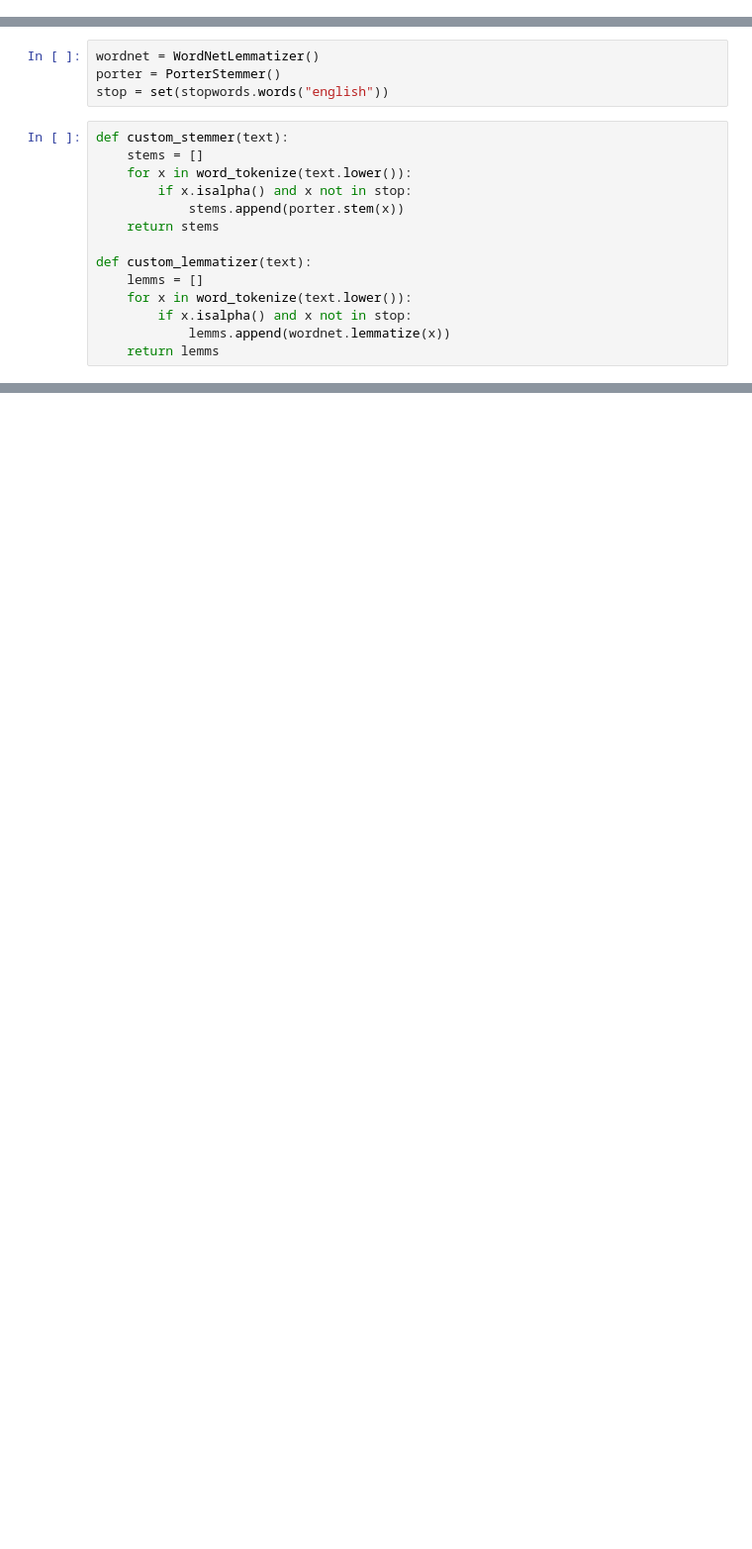
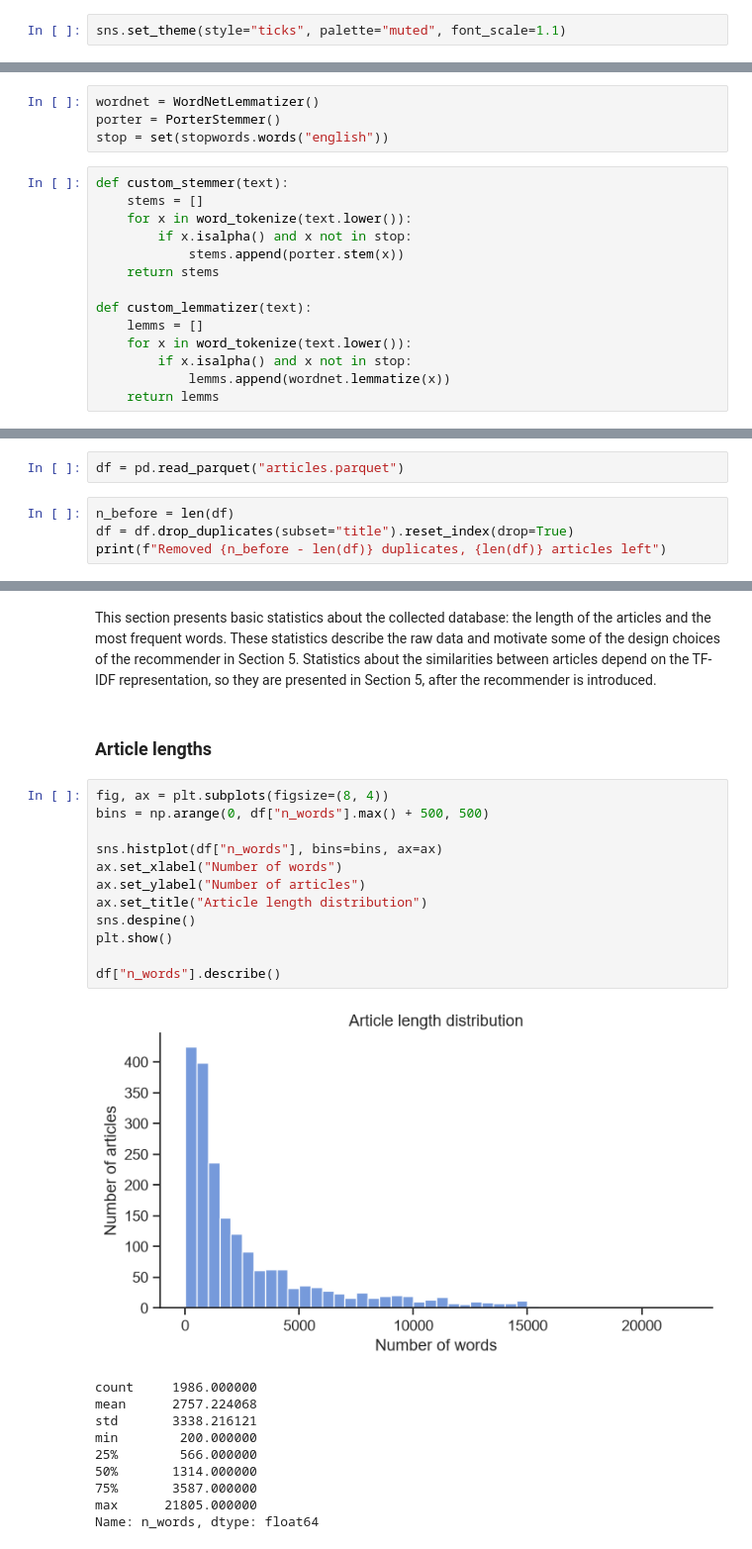
Before and after one commit to jakowczukalicja/wiki-recommender, a Jupyter notebook: wiki-recommender-report.ipynb, the cells around one changed output, grey strips where cells are left out. Shown at 99% size. Drawn from its saved outputs; the diff is of its cells as text; blank space fills up the shorter version.

Commit message:
database statistics

```diff
--- a/wiki-recommender-report.ipynb
+++ b/wiki-recommender-report.ipynb
@@ -14,3 +51,5 @@ import time
+# %%
+sns.set_theme(style="ticks", palette="muted", font_scale=1.1)
 # %%
 SEED = 67
 # %% [markdown]
@@ -145,0 +206,6 @@ df["tokens_lemma"] = df["content"].apply(custom_lemmatizer)
+# %%
+df = pd.read_parquet("articles.parquet")
+# %%
+n_before = len(df)
+df = df.drop_duplicates(subset="title").reset_index(drop=True)
+print(f"Removed {n_before - len(df)} duplicates, {len(df)} articles left")
@@ -160,0 +238,27 @@ df.to_parquet("articles.parquet", index=False)
+# %% [markdown]
+This section presents basic statistics about the collected database: the length of the articles and the most frequent words. These statistics describe the raw data and motivate some of the design choices of the recommender in Section 5. Statistics about the similarities between articles depend on the TF-IDF representation, so they are presented in Section 5, after the recommender is introduced.
+# %% [markdown]
+### Article lengths
+# %%
+fig, ax = plt.subplots(figsize=(8, 4))
+bins = np.arange(0, df["n_words"].max() + 500, 500)
+
+sns.histplot(df["n_words"], bins=bins, ax=ax)
+ax.set_xlabel("Number of words")
+ax.set_ylabel("Number of articles")
+ax.set_title("Article length distribution")
+sns.despine()
+plt.show()
+
+df["n_words"].describe()
+# %% [output]
+[figure, added]
+count     1986.000000
+mean      2757.224068
+std       3338.216121
+min        200.000000
+25%        566.000000
+50%       1314.000000
+75%       3587.000000
+max      21805.000000
+Name: n_words, dtype: float64
```
Also changed, not shown: parts of 56 cells of this notebook, 2 other files.
